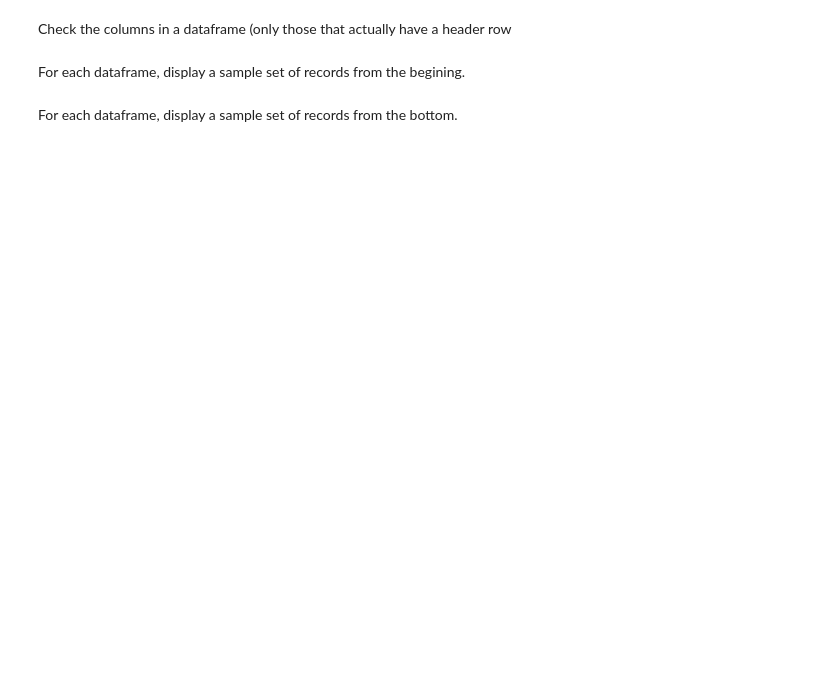
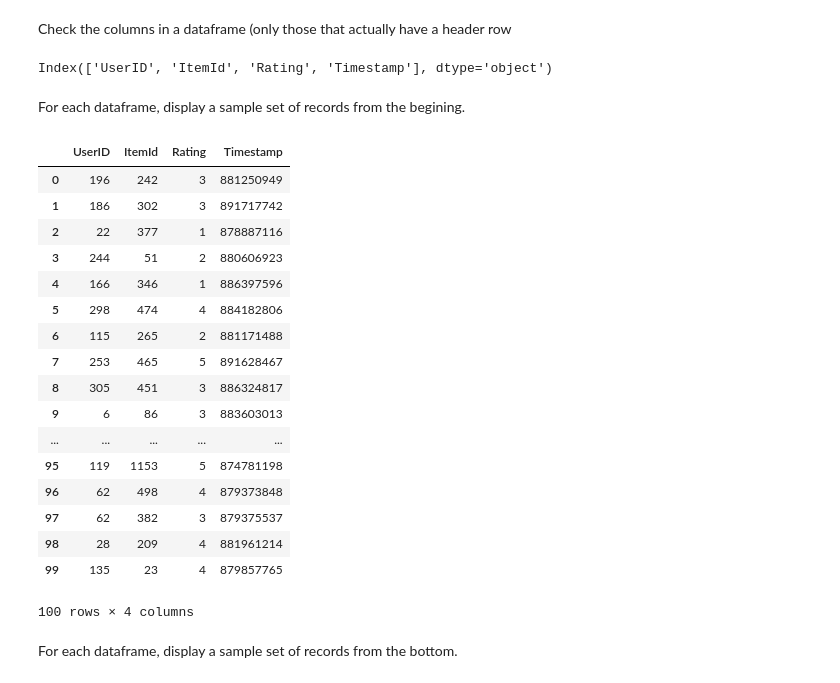
Before and after one commit to ziababar/recommender, a Jupyter notebook: RecSys - Data Visualization.ipynb, the cells around one changed output. Cells and saved outputs as stored; diff of their text form; code cells hidden in the pictures; blank space fills up the shorter version.

```diff
--- a/RecSys - Data Visualization.ipynb
+++ b/RecSys - Data Visualization.ipynb
@@ -55,14 +63,35 @@ type(df_u_info)
 # %% [markdown]
 Check the columns in a dataframe (only those that actually have a header row
 # %%
-df_u_user.columns
+#df_u_user.columns
 df_u_data.columns
+# %% [output]
+Index(['UserID', 'ItemId', 'Rating', 'Timestamp'], dtype='object')
 # %% [markdown]
 For each dataframe, display a sample set of records from the begining.
 # %%
-df_u_info.head()
-df_u_user.head()
-df_u_occupation.head()
-df_u_genre.head()
+#df_u_info.head()
+df_u_data.head(100)
+#df_u_occupation.head()
+#df_u_genre.head()
+# %% [output]
+|  | UserID | ItemId | Rating | Timestamp |
+| 0 | 196 | 242 | 3 | 881250949 |
+| 1 | 186 | 302 | 3 | 891717742 |
+| 2 | 22 | 377 | 1 | 878887116 |
+| 3 | 244 | 51 | 2 | 880606923 |
+| 4 | 166 | 346 | 1 | 886397596 |
+| 5 | 298 | 474 | 4 | 884182806 |
+| 6 | 115 | 265 | 2 | 881171488 |
+| 7 | 253 | 465 | 5 | 891628467 |
+| 8 | 305 | 451 | 3 | 886324817 |
+| 9 | 6 | 86 | 3 | 883603013 |
+| ... | ... | ... | ... | ... |
+| 95 | 119 | 1153 | 5 | 874781198 |
+| 96 | 62 | 498 | 4 | 879373848 |
+| 97 | 62 | 382 | 3 | 879375537 |
+| 98 | 28 | 209 | 4 | 881961214 |
+| 99 | 135 | 23 | 4 | 879857765 |
+100 rows × 4 columns
 # %% [markdown]
 For each dataframe, display a sample set of records from the bottom.
```
Also changed, not shown: parts of 14 cells of this notebook.
